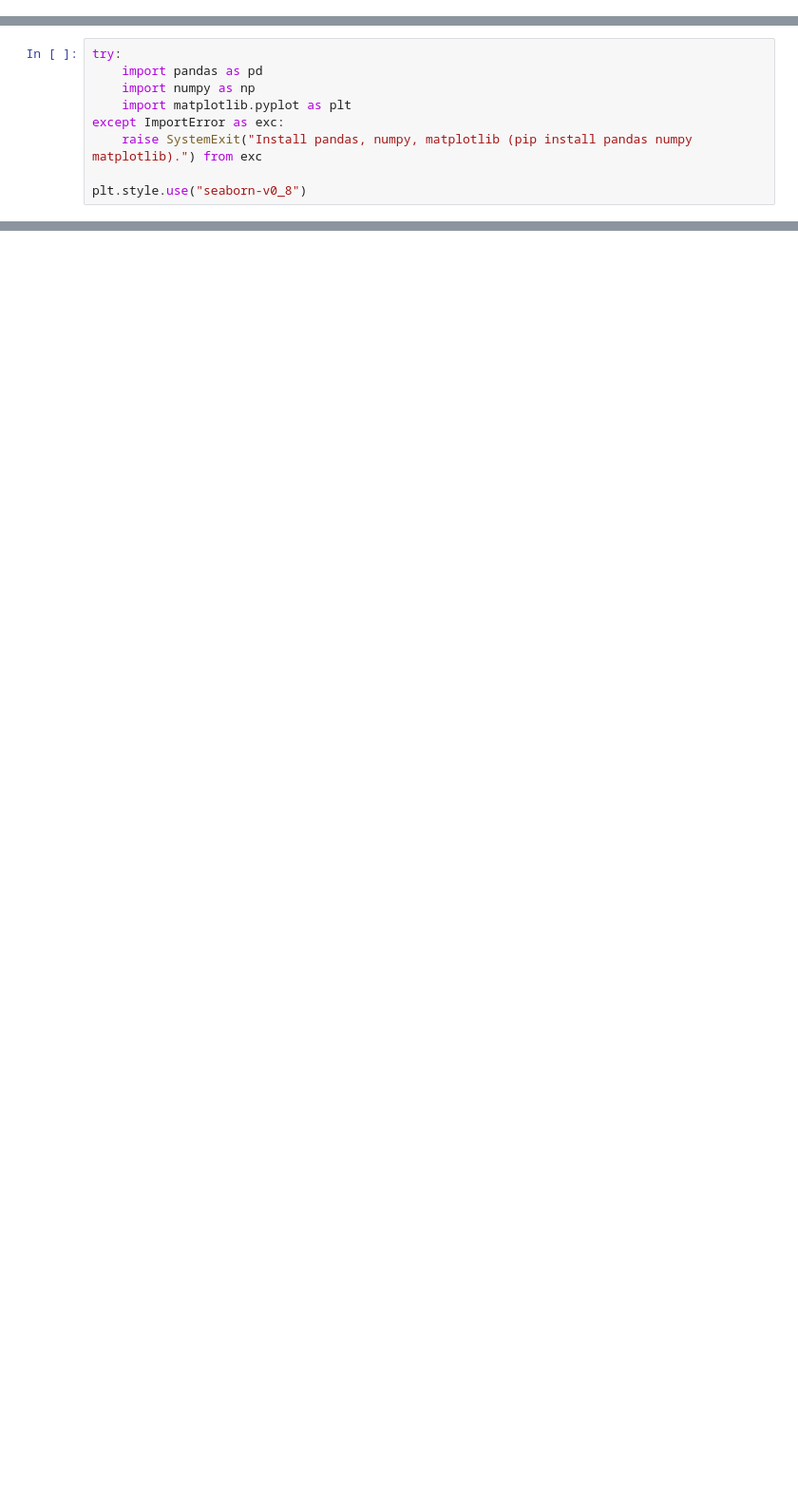
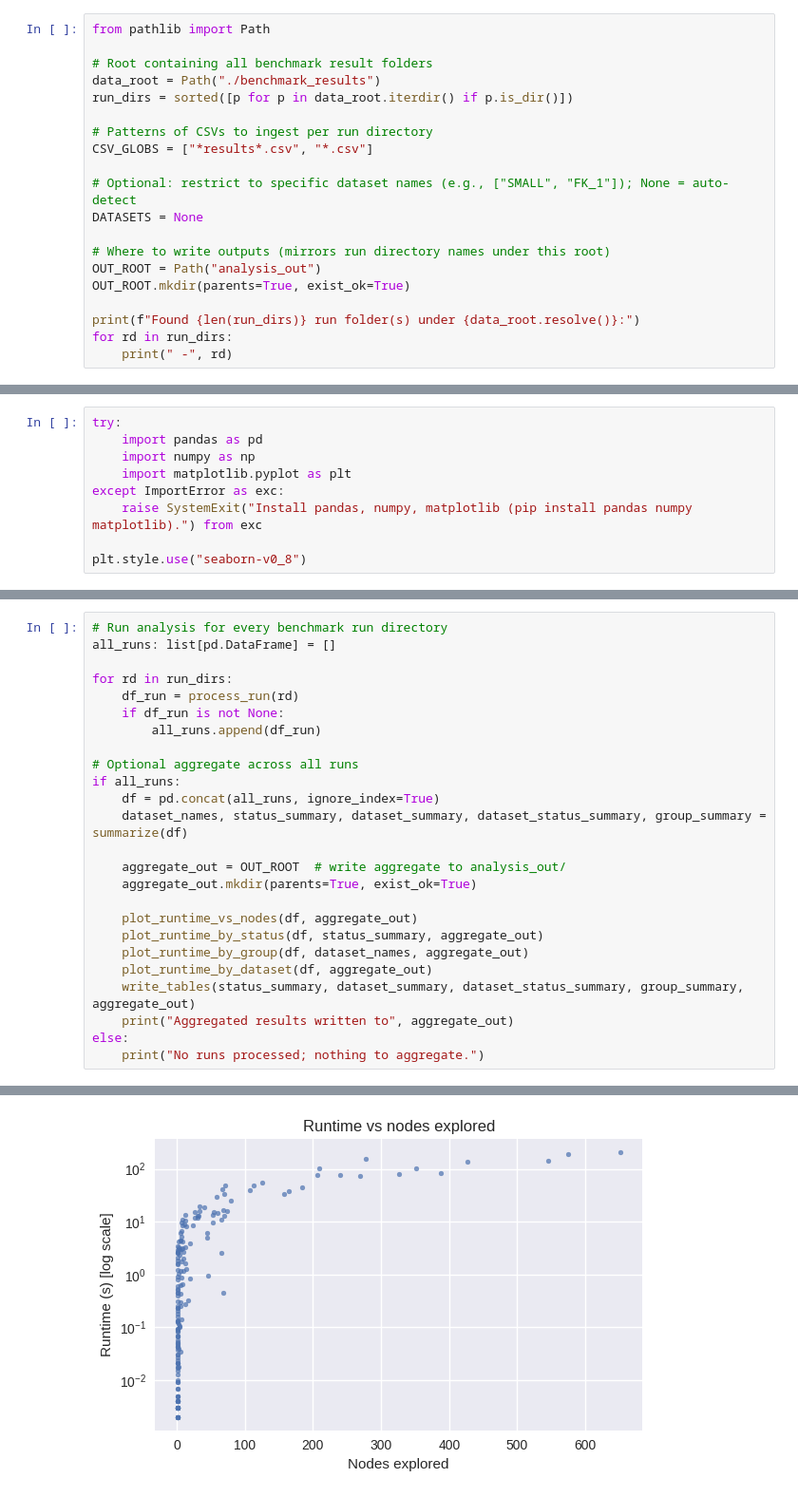
Before and after one commit to ZGaillard/BPMKP, a Jupyter notebook: benchmark_analysis.ipynb, the cells around one changed output, grey strips where cells are left out. Shown: that part at 95% size. Cells and saved outputs as stored; diff of their text form; blank space fills up the shorter version.

```diff
--- a/benchmark_analysis.ipynb
+++ b/benchmark_analysis.ipynb
@@ -29,0 +9,20 @@ Saving figures/tables in /home/zakary/Main/uni/maitrise/or/BPMKP/analysis_out/ti
+# %%
+from pathlib import Path
+
+# Root containing all benchmark result folders
+data_root = Path("./benchmark_results")
+run_dirs = sorted([p for p in data_root.iterdir() if p.is_dir()])
+
+# Patterns of CSVs to ingest per run directory
+CSV_GLOBS = ["*results*.csv", "*.csv"]
+
+# Optional: restrict to specific dataset names (e.g., ["SMALL", "FK_1"]); None = auto-detect
+DATASETS = None
+
+# Where to write outputs (mirrors run directory names under this root)
+OUT_ROOT = Path("analysis_out")
+OUT_ROOT.mkdir(parents=True, exist_ok=True)
+
+print(f"Found {len(run_dirs)} run folder(s) under {data_root.resolve()}:")
+for rd in run_dirs:
+    print(" -", rd)
@@ -403,0 +283,26 @@ Wrote:
+# %%
+# Run analysis for every benchmark run directory
+all_runs: list[pd.DataFrame] = []
+
+for rd in run_dirs:
+    df_run = process_run(rd)
+    if df_run is not None:
+        all_runs.append(df_run)
+
+# Optional aggregate across all runs
+if all_runs:
+    df = pd.concat(all_runs, ignore_index=True)
+    dataset_names, status_summary, dataset_summary, dataset_status_summary, group_summary = summarize(df)
+
+    aggregate_out = OUT_ROOT  # write aggregate to analysis_out/
+    aggregate_out.mkdir(parents=True, exist_ok=True)
+
+    plot_runtime_vs_nodes(df, aggregate_out)
+    plot_runtime_by_status(df, status_summary, aggregate_out)
+    plot_runtime_by_group(df, dataset_names, aggregate_out)
+    plot_runtime_by_dataset(df, aggregate_out)
+    write_tables(status_summary, dataset_summary, dataset_status_summary, group_summary, aggregate_out)
+    print("Aggregated results written to", aggregate_out)
+else:
+    print("No runs processed; nothing to aggregate.")
+# %% [output]
@@ -403,0 +310 @@ Wrote:
+[figure, added]
```
Also changed, not shown: parts of 27 cells of this notebook, 34 other files.
